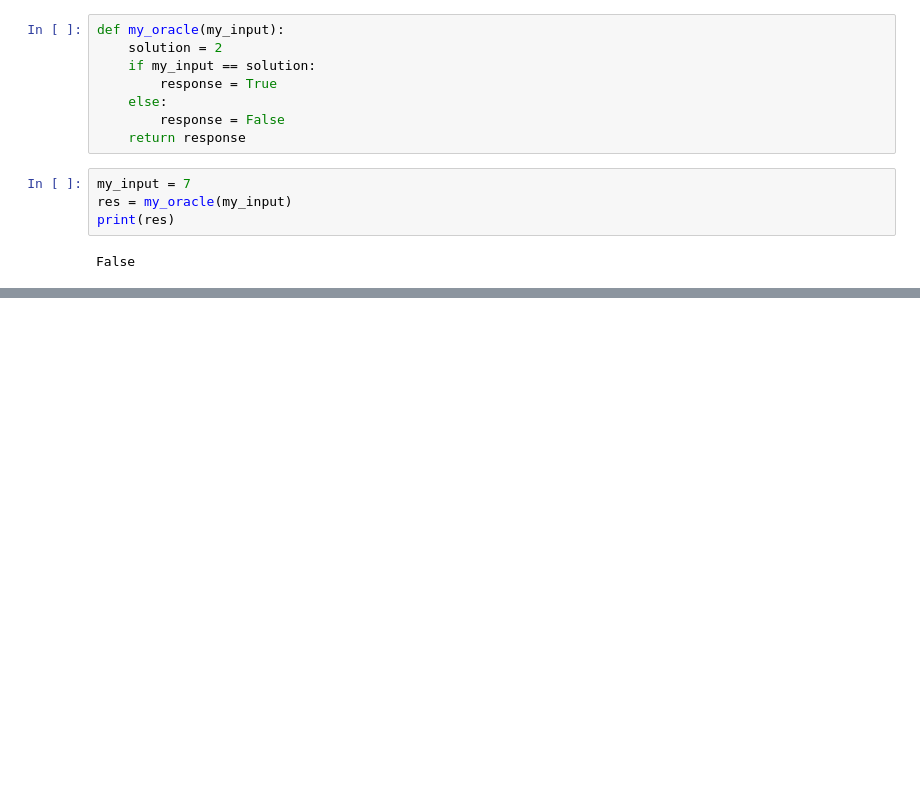
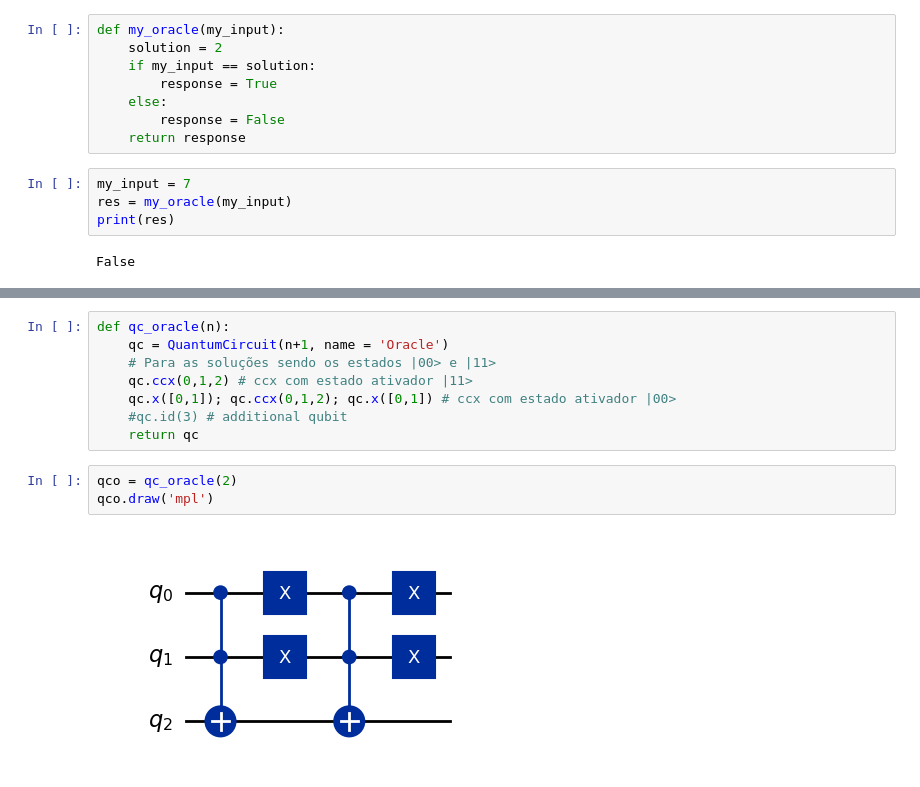
Before and after one commit to jonasmaziero/computacao_quantica_qiskit_sbf_2024, a Jupyter notebook: 10_Grover.ipynb, the cells around one changed output, grey strips where cells are left out. Saved outputs shown, nothing was run; the diff lists cells and outputs as text; blank space fills up the shorter version.

```diff
--- a/10_Grover.ipynb
+++ b/10_Grover.ipynb
@@ -463,0 +623,13 @@ Solução encontrada no índice 3 , após  4  consultas ao oráculo.
+# %%
+def qc_oracle(n):
+    qc = QuantumCircuit(n+1, name = 'Oracle')
+    # Para as soluções sendo os estados |00> e |11>
+    qc.ccx(0,1,2) # ccx com estado ativador |11>
+    qc.x([0,1]); qc.ccx(0,1,2); qc.x([0,1]) # ccx com estado ativador |00>
+    #qc.id(3) # additional qubit
+    return qc
+# %%
+qco = qc_oracle(2)
+qco.draw('mpl')
+# %% [output]
+[figure, added]
```
Also changed, not shown: parts of 53 cells of this notebook, 2 other files.
